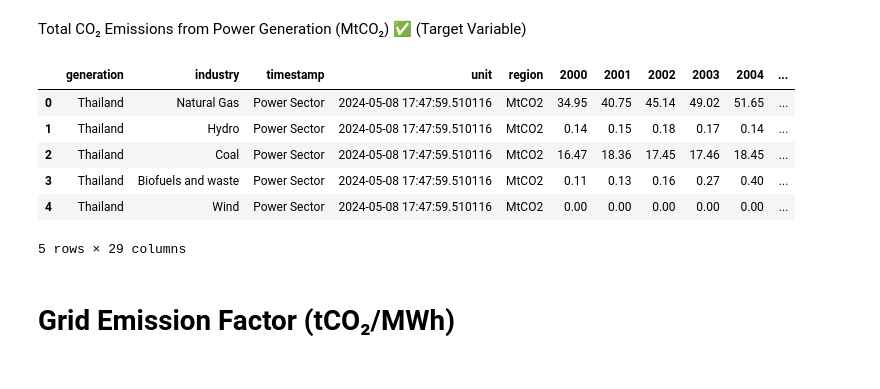
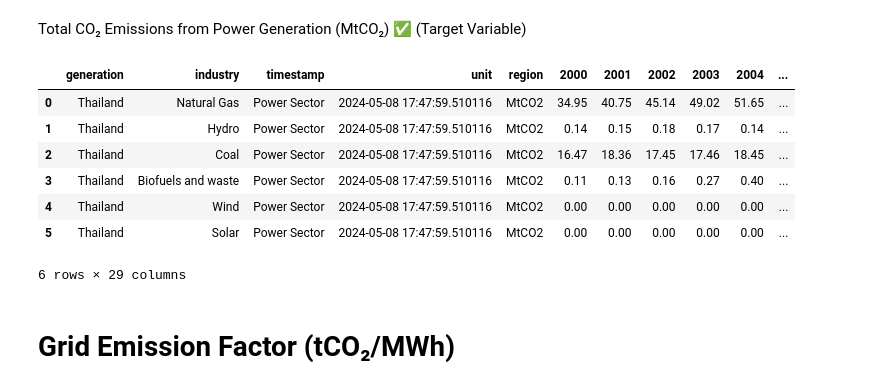
Before and after one commit to KaungHtetCho-22/Decarbonize-TH, a Jupyter notebook: experiments/kaung.ipynb, the cells around one changed output. Cells and saved outputs as stored; diff of their text form; code cells hidden in the pictures.

```diff
--- a/experiments/kaung.ipynb
+++ b/experiments/kaung.ipynb
@@ -38,15 +38,16 @@ Total CO₂ Emissions from Power Generation (MtCO₂) ✅ (Target Variable)
 # %%
 co2_emissions_powergeneration_df = pd.read_csv('../data/raw/Power emissions by fuel-Thailand.csv')
 # %%
-co2_emissions_powergeneration_df.head()
+co2_emissions_powergeneration_df
 # %% [output]
 |  | generation | industry | timestamp | unit | region | 2000 | 2001 | 2002 | 2003 | 2004 | ... |
 | 0 | Thailand | Natural Gas | Power Sector | 2024-05-08 17:47:59.510116 | MtCO2 | 34.95 | 40.75 | 45.14 | 49.02 | 51.65 | ... |
 | 1 | Thailand | Hydro | Power Sector | 2024-05-08 17:47:59.510116 | MtCO2 | 0.14 | 0.15 | 0.18 | 0.17 | 0.14 | ... |
 | 2 | Thailand | Coal | Power Sector | 2024-05-08 17:47:59.510116 | MtCO2 | 16.47 | 18.36 | 17.45 | 17.46 | 18.45 | ... |
 | 3 | Thailand | Biofuels and waste | Power Sector | 2024-05-08 17:47:59.510116 | MtCO2 | 0.11 | 0.13 | 0.16 | 0.27 | 0.40 | ... |
 | 4 | Thailand | Wind | Power Sector | 2024-05-08 17:47:59.510116 | MtCO2 | 0.00 | 0.00 | 0.00 | 0.00 | 0.00 | ... |
+| 5 | Thailand | Solar | Power Sector | 2024-05-08 17:47:59.510116 | MtCO2 | 0.00 | 0.00 | 0.00 | 0.00 | 0.00 | ... |
-5 rows × 29 columns
+6 rows × 29 columns
 # %% [markdown]
 # Grid Emission Factor (tCO₂/MWh)
 # %%
```
Also changed, not shown: parts of 19 cells of this notebook.
